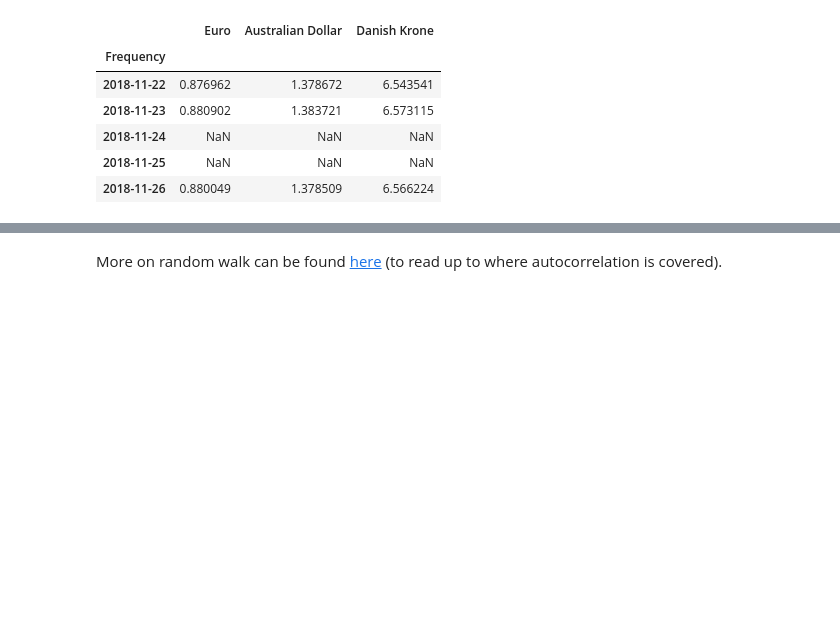
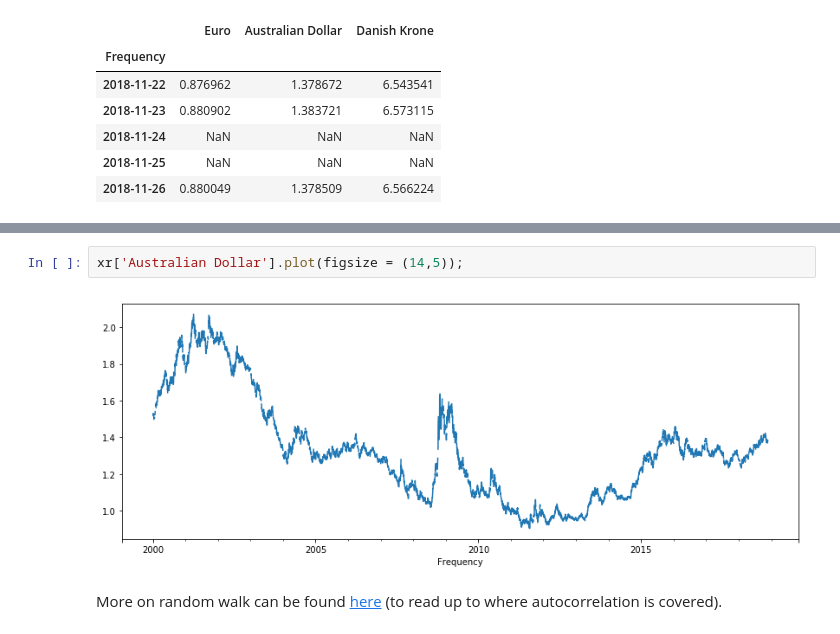
Before and after one commit to learn-co-curriculum/dsc-basic-time-series-models, a Jupyter notebook: index.ipynb, the cells around one changed output, grey strips where cells are left out. Drawn from its saved outputs; the diff is of its cells as text; blank space fills up the shorter version.

```diff
--- a/index.ipynb
+++ b/index.ipynb
@@ -84,3 +84,7 @@ xr['Euro'].plot(figsize = (14,4));
+# %%
+xr['Australian Dollar'].plot(figsize = (14,5));
+# %% [output]
+[figure, added]
 # %% [markdown]
 More on random walk can be found [here](https://machinelearningmastery.com/gentle-introduction-random-walk-times-series-forecasting-python/) (to read up to where autocorrelation is covered).
 # %% [markdown]
```
Also changed, not shown: parts of 1 cell of this notebook, 3 other files.
